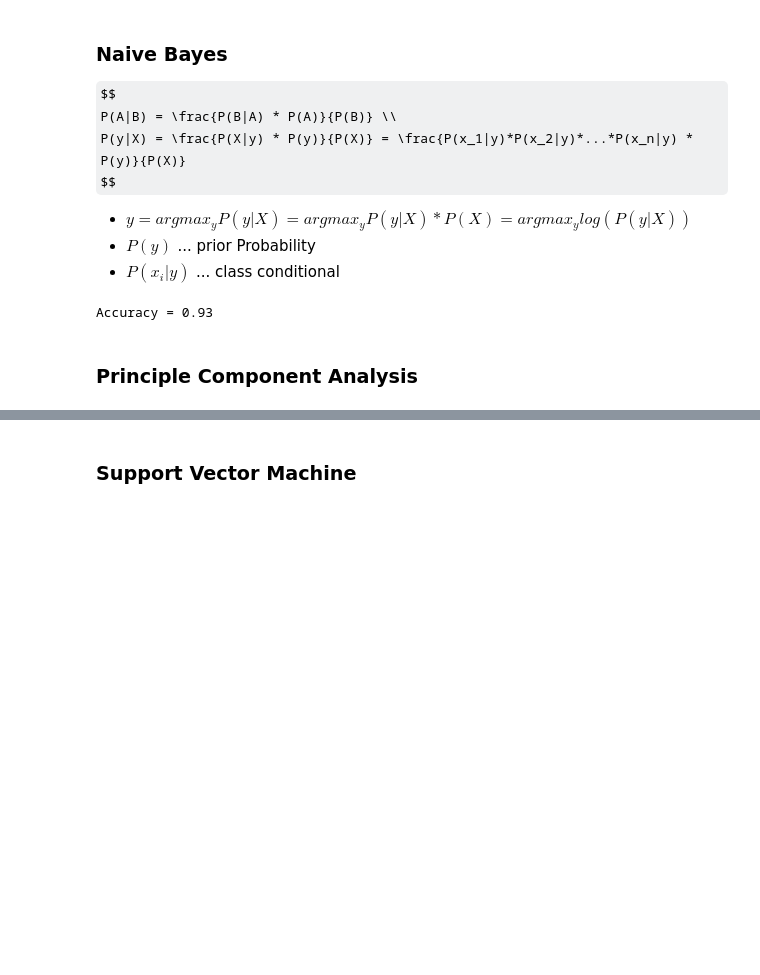
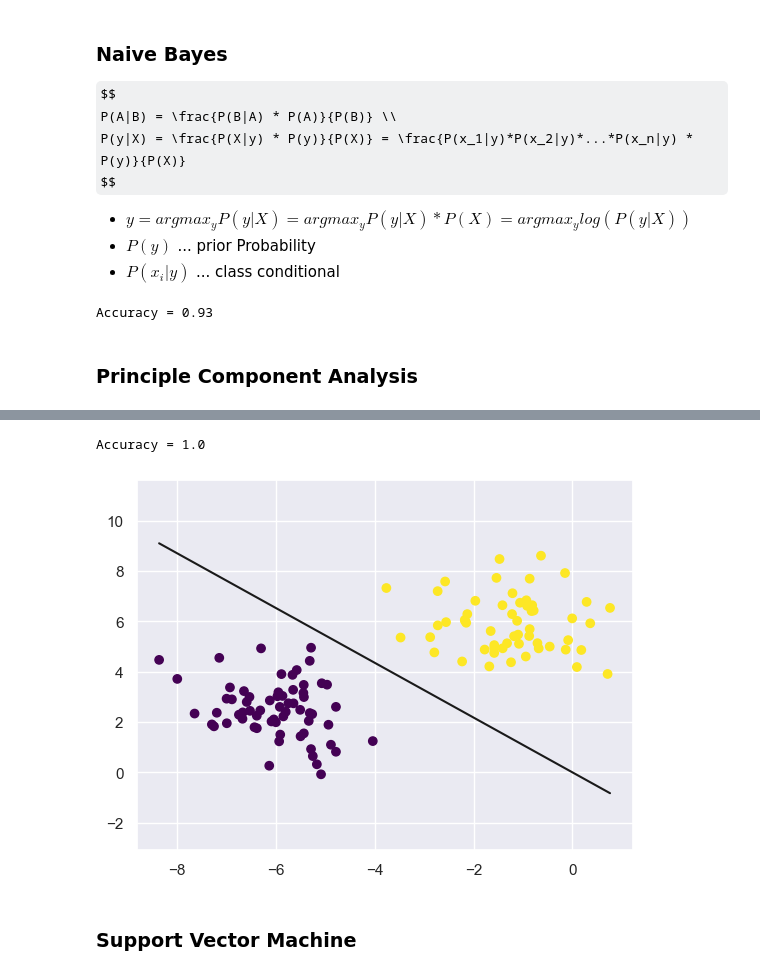
Before and after one commit to j-schmied/deep-learning-pytorch, a Jupyter notebook: ml_fundamentals.ipynb, the cells around one changed output, grey strips where cells are left out. Drawn from its saved outputs; the diff is of its cells as text; code cells hidden in the pictures; some formulas as TeX source; blank space fills up the shorter version.

```diff
--- a/ml_fundamentals.ipynb
+++ b/ml_fundamentals.ipynb
@@ -490,2 +562,70 @@ Accuracy = 0.93
+# %%
+def unit_step_func(x):
+    return np.where(x > 0, 1, 0)
+
+
+class Perceptron:
+
+    def __init__(self, learning_rate=0.01, n_iters=1000) -> None:
+        self.lr = learning_rate
+        self.n_iters = n_iters
+        self.activation_func = unit_step_func
+
+    def fit(self, X, y):
+        n_samples, n_features = X.shape
+
+        # init parameters
+        self.weights = np.random.uniform(0, 1, n_features)
+        self.bias = 0
+
+        y_ = np.where(y > 0, 1, 0)
+
+        # learn weights
+        for _ in range(self.n_iters):
+            for idx, x_i in enumerate(X):
+                linear_output = np.dot(x_i, self.weights) + self.bias
+                y_predicted = self.activation_func(linear_output)
+
+                # update
+                update = self.lr * (y_[idx] - y_predicted)
+                self.weights += update * x_i
+                self.bias += update
+
+    def predict(self, X):
+        linear_output = np.dot(X, self.weights) + self.bias
+        y_predicted = self.activation_func(linear_output)
+        return y_predicted
+
+
+X, y = make_blobs(n_samples=150, n_features=2, centers=2, cluster_std=1.05, random_state=1234)
+X_train, X_test, y_train, y_test = train_test_split(X, y, test_size=0.2, random_state=1234)
+
+p = Perceptron()
+p.fit(X_train, y_train)
+predictions = p.predict(X_test)
+
+print(f"Accuracy = {accuracy(predictions, y_test)}")
+
+fig = plt.figure()
+ax = fig.add_subplot(1, 1, 1)
+plt.scatter(X_train[:, 0], X_train[:, 1], marker='o', c=y_train, cmap="viridis")
+
+x0_1 = np.amin(X_train[:, 0])
+x0_2 = np.amax(X_train[:, 0])
+
+x1_1 = (-p.weights[0] * x0_1 - p.bias) / p.weights[1]
+x1_2 = (-p.weights[0] * x0_2 - p.bias) / p.weights[1]
+
+ax.plot([x0_1, x0_2], [x1_1, x1_2], 'k')
+
+ymin = np.amin(X_train[:, 1])
+ymax = np.amax(X_train[:, 1])
+
+ax.set_ylim([ymin-3, ymax+3])
+
+plt.show()
+# %% [output]
+Accuracy = 1.0
+[figure, added]
 # %% [markdown]
 ### Support Vector Machine
```
Also changed, not shown: parts of 6 cells of this notebook.
